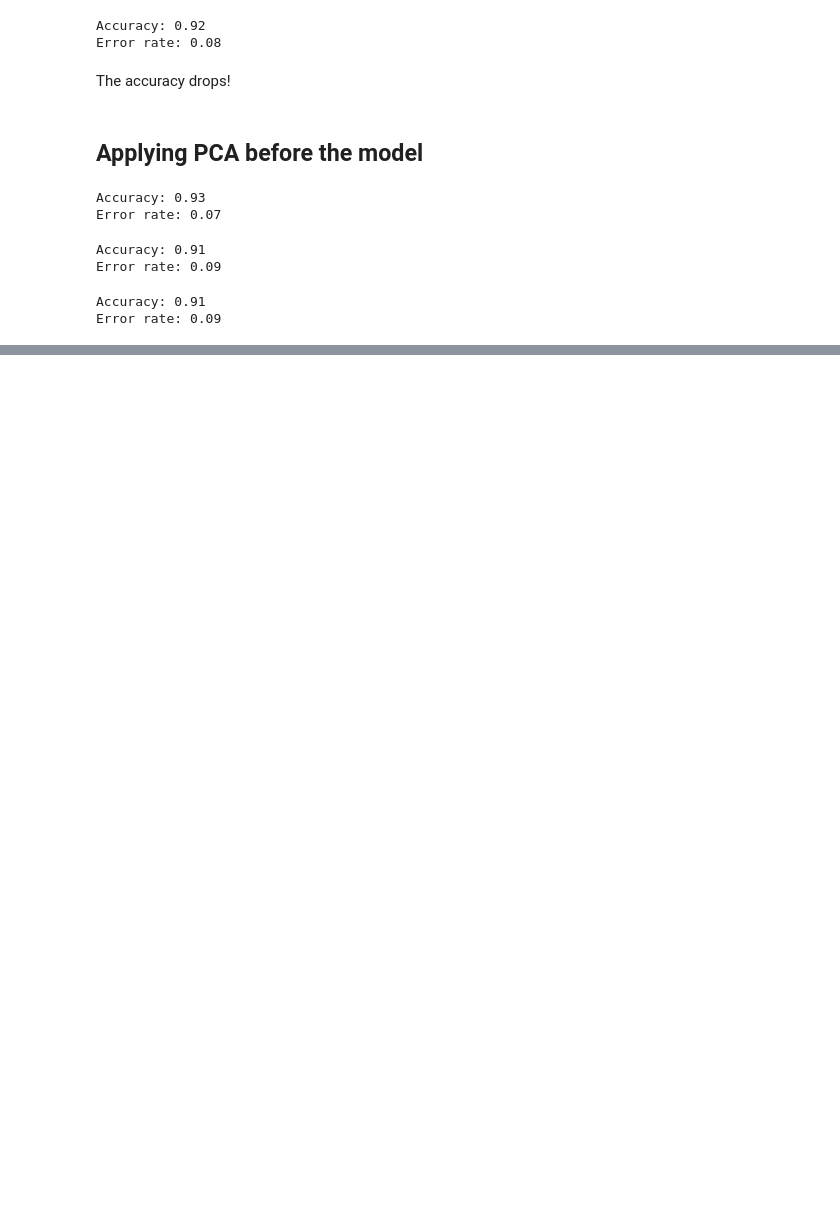
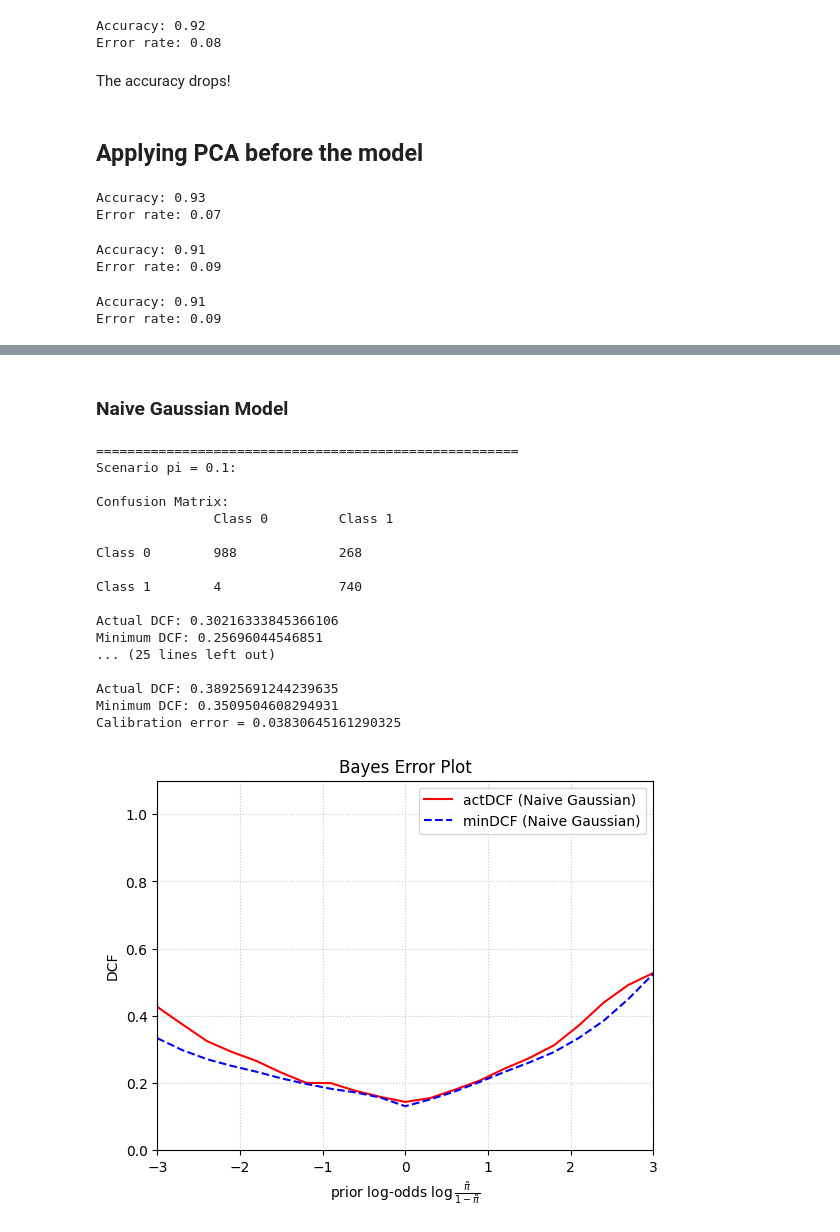
Before and after one commit to mat-riboni/fingerprint-spoofing-detection, a Jupyter notebook: gaussian_model.ipynb, the cells around one changed output, grey strips where cells are left out. Cells and saved outputs as stored; diff of their text form; code cells hidden in the pictures; blank space fills up the shorter version.

```diff
--- a/gaussian_model.ipynb
+++ b/gaussian_model.ipynb
@@ -242,0 +340,45 @@ Error rate: 0.09
+# %% [markdown]
+### Naive Gaussian Model
+# %%
+naive_parameters = []
+
+for i in range(2):
+    cov_mat = parameters[i][1] * np.identity(parameters[i][1].shape[0]) # A * I to obtain only diagona elements
+    naive_parameters.append((parameters[i][0], cov_mat))
+
+scores = compute_ll_per_class(D_eval, naive_parameters)
+
+log_likelihood_ratios = scores[1, :] - scores[0, :]
+
+for pi in effective_priors_scenarios:
+    print("======================================================")
+    predictions = compute_optimal_bayes(log_likelihood_ratios, pi, C_fn, C_fp)
+    print(f"Scenario pi = {pi}:")
+    print("\nConfusion Matrix:")
+    print_binary_confusion_matrix(predictions, L_eval)
+    DCF = compute_act_dcf(log_likelihood_ratios, L_eval, pi, C_fn, C_fp)
+    print(f"Actual DCF: {DCF}")
+    minDCF = compute_min_dcf(log_likelihood_ratios, L_eval, pi, C_fn, C_fp)
+    print(f"Minimum DCF: {minDCF}")
+    print(f"Calibration error = {DCF - minDCF}\n")
+
+plot_bayes_error(log_likelihood_ratios, L_eval, label="Naive Gaussian")
+# %% [output]
+======================================================
+Scenario pi = 0.1:
+
+Confusion Matrix:
+               Class 0         Class 1
+
+Class 0        988             268
+
+Class 1        4               740
+
+Actual DCF: 0.30216333845366106
+Minimum DCF: 0.25696044546851
+... (25 lines left out)
+
+Actual DCF: 0.38925691244239635
+Minimum DCF: 0.3509504608294931
+Calibration error = 0.03830645161290325
+[figure, added]
```
Also changed, not shown: parts of 7 cells of this notebook, 1 other file.
